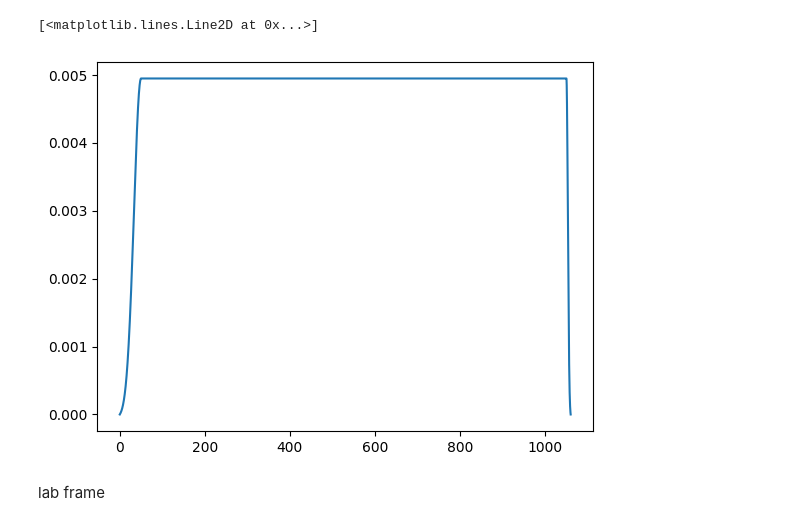
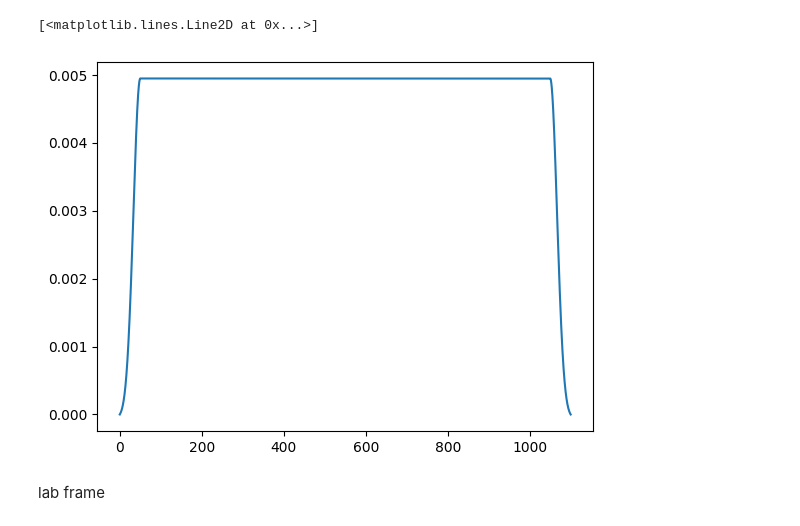
Before and after one commit to yunweilu/SNAIL, a Jupyter notebook: transmon/dynamics_qubit.ipynb, the cells around one changed output. Saved outputs shown, nothing was run; the diff lists cells and outputs as text; code cells hidden in the pictures.

```diff
--- a/transmon/dynamics_qubit.ipynb
+++ b/transmon/dynamics_qubit.ipynb
@@ -71,14 +71,14 @@ def linear_ramp(t_rise, t_flat, t_down, amplitude):
 # %%
 t_rise = 50
 t_flat = 1000
-t_down = 10
+t_down = 50
 amplitude = 5e-3*2*np.pi
 func = gaussian_ramp(t_rise, t_flat, t_down, amplitude)
 tlist = np.linspace(0, t_rise+t_flat+t_down, 10000)  # Cover ten periods
 plt.plot(tlist,[func(t)/2/np.pi for t in tlist])
 # %% [output]
 [<matplotlib.lines.Line2D at 0x...>]
-[figure, old version]
+[figure, new version]
 # %% [markdown]
 lab frame
 # %% [markdown]
```
Also changed, not shown: 9 other files.
